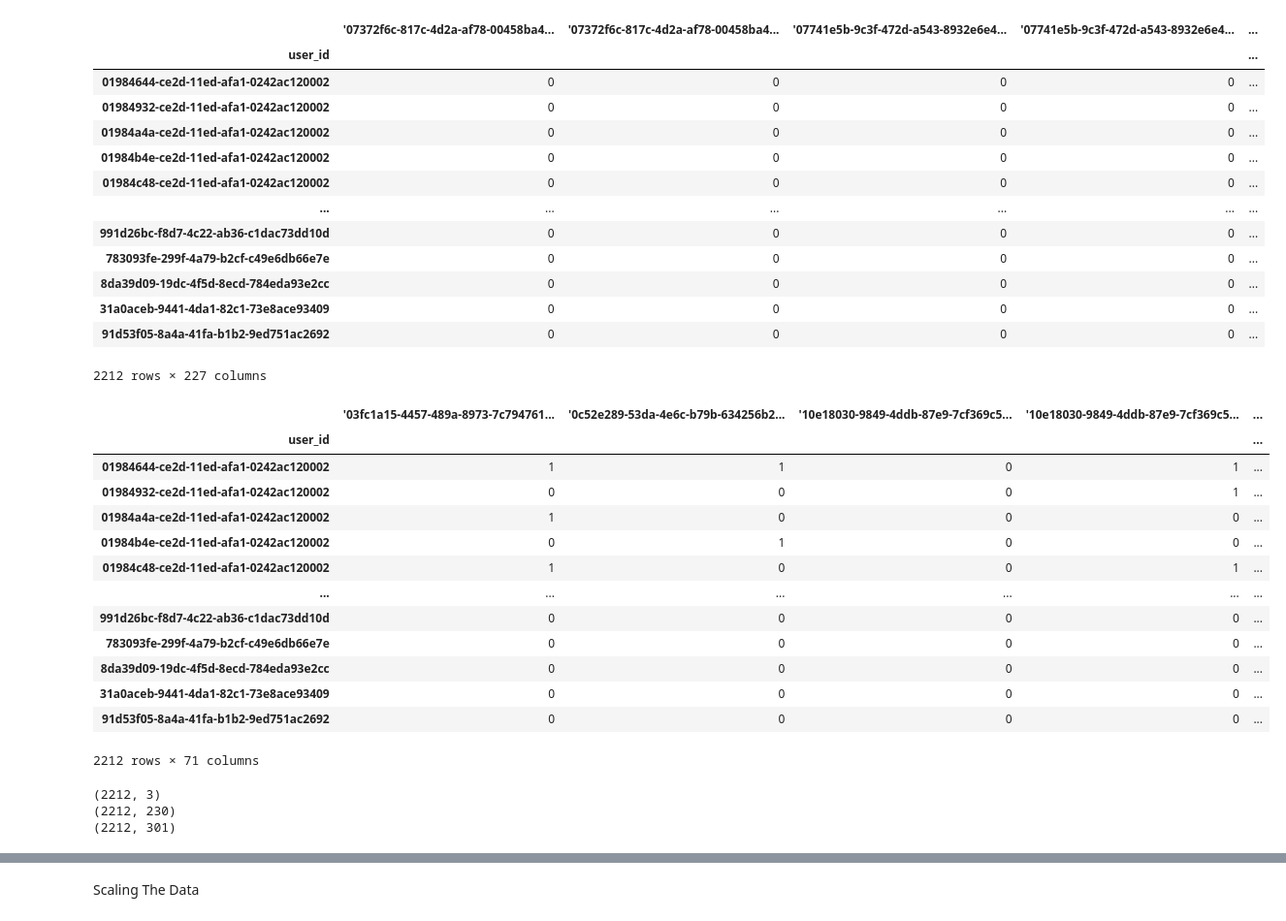
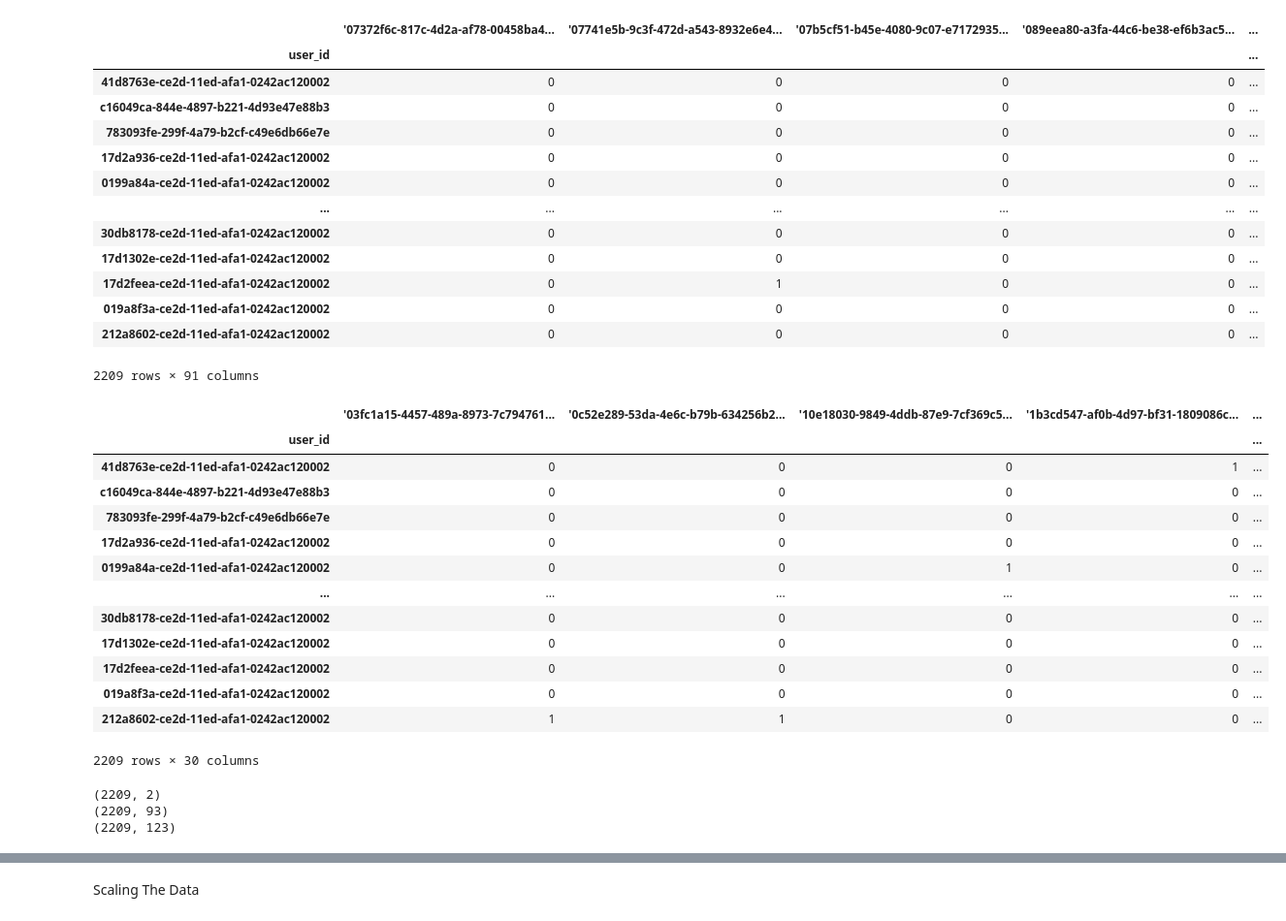
Before and after one commit to GameBuddyDevs/GameBuddy-Model, a Jupyter notebook: GameBuddy-Matching/models/test.ipynb, the cells around one changed output, grey strips where cells are left out. Shown at 97% size. Cells and saved outputs as stored; diff of their text form; code cells hidden in the pictures.

```diff
--- a/GameBuddy-Matching/models/test.ipynb
+++ b/GameBuddy-Matching/models/test.ipynb
@@ -7,7 +7,7 @@ import random
 pwd = '3uT4}dpjK2PUk2#n'
 engine = create_engine(f"postgresql://gamebuddy:{pwd}@l2.eren.wtf:5432/gamebuddydb", poolclass=NullPool)
 # %%
-data = pd.read_sql_query(sql=sql_text('select * from schauth.gamer where username is not null and is_verified is true and is_blocked is false'), con=engine.connect())
+data = pd.read_sql_query(sql=sql_text('select * from schauth.gamer where username is not null and is_verified is true and is_blocked is false and is_registered is true'), con=engine.connect())
 data.head()
 # %% [output]
 |  | user_id | username | email | age | country | avatar | created_date | last_modified_date | pwd | ... |
@@ -19,6 +19,6 @@ data.head()
 # %%
 data.set_index('user_id', inplace=True)
-data.drop(columns=['username', 'email', 'avatar', 'created_date', 'last_modified_date', 'pwd', 'gender', 'is_blocked', 'is_registered', 'is_verified', 'role', 'fcm_token', 'last_online_date'], inplace=True)
+data.drop(columns=['username', 'email', 'avatar', 'created_date', 'last_modified_date', 'pwd', 'gender', 'is_blocked', 'is_registered', 'is_verified', 'role', 'fcm_token', 'coin'], inplace=True)
 data['games'] = ''
 data['keywords'] = ''
 data['matched_user'] = ''
@@ -42,7 +42,9 @@ warnings.simplefilter(action='ignore', category=FutureWarning)
 
 for index, row in data.iterrows():
     user_games_id = users_games_id[users_games_id['gamer_id'] == index]['game_id'].values.tolist()
+    user_games_id = list(set(user_games_id))
     user_keywords_id = users_keywords_id[users_keywords_id['gamer_id'] == index]['keyword_id'].values.tolist()
+    user_keywords_id = list(set(user_keywords_id))
     user_matched_history = users_matched_history[users_matched_history['user_id'] == index]['matched_id'].values.tolist()
     data.at[index, 'games'] = user_games_id
     data.at[index, 'keywords'] = user_keywords_id
@@ -92,55 +93,61 @@ Name: games, Length: 2212, dtype: object
 # %%
 #encode games by using one hot encoding
-df_games_encoded = df_games.str.get_dummies(sep=',')
+df_games_encoded = df_games.str.get_dummies(sep=', ')
 # remove if there is a [ or ] in the game name
 df_games_encoded = df_games_encoded.rename(columns=lambda x: x.replace('[', '').replace(']', ''))
+# remove duplicate columns
+df_games_encoded = df_games_encoded.loc[:,~df_games_encoded.columns.duplicated()]
+df_games_encoded.drop(columns=[''], inplace=True)
 df_games_encoded
 # %% [output]
-|  | '07372f6c-817c-4d2a-af78-00458ba4... | '07372f6c-817c-4d2a-af78-00458ba4... | '07741e5b-9c3f-472d-a543-8932e6e4... | '07741e5b-9c3f-472d-a543-8932e6e4... | ... |
+|  | '07372f6c-817c-4d2a-af78-00458ba4... | '07741e5b-9c3f-472d-a543-8932e6e4... | '07b5cf51-b45e-4080-9c07-e7172935... | '089eea80-a3fa-44c6-be38-ef6b3ac5... | ... |
 | user_id |  |  |  |  | ... |
-| 01984644-ce2d-11ed-afa1-0242ac120002 | 0 | 0 | 0 | 0 | ... |
-| 01984932-ce2d-11ed-afa1-0242ac120002 | 0 | 0 | 0 | 0 | ... |
-| 01984a4a-ce2d-11ed-afa1-0242ac120002 | 0 | 0 | 0 | 0 | ... |
-| 01984b4e-ce2d-11ed-afa1-0242ac120002 | 0 | 0 | 0 | 0 | ... |
-| 01984c48-ce2d-11ed-afa1-0242ac120002 | 0 | 0 | 0 | 0 | ... |
+| 41d8763e-ce2d-11ed-afa1-0242ac120002 | 0 | 0 | 0 | 0 | ... |
+| c16049ca-844e-4897-b221-4d93e47e88b3 | 0 | 0 | 0 | 0 | ... |
+| 783093fe-299f-4a79-b2cf-c49e6db66e7e | 0 | 0 | 0 | 0 | ... |
+| 17d2a936-ce2d-11ed-afa1-0242ac120002 | 0 | 0 | 0 | 0 | ... |
+| 0199a84a-ce2d-11ed-afa1-0242ac120002 | 0 | 0 | 0 | 0 | ... |
 | ... | ... | ... | ... | ... | ... |
-| 991d26bc-f8d7-4c22-ab36-c1dac73dd10d | 0 | 0 | 0 | 0 | ... |
-| 783093fe-299f-4a79-b2cf-c49e6db66e7e | 0 | 0 | 0 | 0 | ... |
-| 8da39d09-19dc-4f5d-8ecd-784eda93e2cc | 0 | 0 | 0 | 0 | ... |
-| 31a0aceb-9441-4da1-82c1-73e8ace93409 | 0 | 0 | 0 | 0 | ... |
-| 91d53f05-8a4a-41fa-b1b2-9ed751ac2692 | 0 | 0 | 0 | 0 | ... |
+| 30db8178-ce2d-11ed-afa1-0242ac120002 | 0 | 0 | 0 | 0 | ... |
+| 17d1302e-ce2d-11ed-afa1-0242ac120002 | 0 | 0 | 0 | 0 | ... |
+| 17d2feea-ce2d-11ed-afa1-0242ac120002 | 0 | 1 | 0 | 0 | ... |
+| 019a8f3a-ce2d-11ed-afa1-0242ac120002 | 0 | 0 | 0 | 0 | ... |
+| 212a8602-ce2d-11ed-afa1-0242ac120002 | 0 | 0 | 0 | 0 | ... |
-2212 rows × 227 columns
+2209 rows × 91 columns
 # %%
-df_keywords_encoded = df['keywords'].str.get_dummies(sep=',')
+df_keywords_encoded = df['keywords'].str.get_dummies(sep=', ')
 df_keywords_encoded = df_keywords_encoded.rename(columns=lambda x: x.replace('[', '').replace(']', ''))
+# remove duplicate columns
+df_keywords_encoded = df_keywords_encoded.loc[:,~df_keywords_encoded.columns.duplicated()]
+df_keywords_encoded.drop(columns=[''], inplace=True)
 df_keywords_encoded
 # %% [output]
-|  | '03fc1a15-4457-489a-8973-7c794761... | '0c52e289-53da-4e6c-b79b-634256b2... | '10e18030-9849-4ddb-87e9-7cf369c5... | '10e18030-9849-4ddb-87e9-7cf369c5... | ... |
+|  | '03fc1a15-4457-489a-8973-7c794761... | '0c52e289-53da-4e6c-b79b-634256b2... | '10e18030-9849-4ddb-87e9-7cf369c5... | '1b3cd547-af0b-4d97-bf31-1809086c... | ... |
 | user_id |  |  |  |  | ... |
-| 01984644-ce2d-11ed-afa1-0242ac120002 | 1 | 1 | 0 | 1 | ... |
-| 01984932-ce2d-11ed-afa1-0242ac120002 | 0 | 0 | 0 | 1 | ... |
-| 01984a4a-ce2d-11ed-afa1-0242ac120002 | 1 | 0 | 0 | 0 | ... |
-| 01984b4e-ce2d-11ed-afa1-0242ac120002 | 0 | 1 | 0 | 0 | ... |
-| 01984c48-ce2d-11ed-afa1-0242ac120002 | 1 | 0 | 0 | 1 | ... |
+| 41d8763e-ce2d-11ed-afa1-0242ac120002 | 0 | 0 | 0 | 1 | ... |
+| c16049ca-844e-4897-b221-4d93e47e88b3 | 0 | 0 | 0 | 0 | ... |
+| 783093fe-299f-4a79-b2cf-c49e6db66e7e | 0 | 0 | 0 | 0 | ... |
+| 17d2a936-ce2d-11ed-afa1-0242ac120002 | 0 | 0 | 0 | 0 | ... |
+| 0199a84a-ce2d-11ed-afa1-0242ac120002 | 0 | 0 | 1 | 0 | ... |
 | ... | ... | ... | ... | ... | ... |
-| 991d26bc-f8d7-4c22-ab36-c1dac73dd10d | 0 | 0 | 0 | 0 | ... |
-| 783093fe-299f-4a79-b2cf-c49e6db66e7e | 0 | 0 | 0 | 0 | ... |
-| 8da39d09-19dc-4f5d-8ecd-784eda93e2cc | 0 | 0 | 0 | 0 | ... |
-| 31a0aceb-9441-4da1-82c1-73e8ace93409 | 0 | 0 | 0 | 0 | ... |
-| 91d53f05-8a4a-41fa-b1b2-9ed751ac2692 | 0 | 0 | 0 | 0 | ... |
+| 30db8178-ce2d-11ed-afa1-0242ac120002 | 0 | 0 | 0 | 0 | ... |
+| 17d1302e-ce2d-11ed-afa1-0242ac120002 | 0 | 0 | 0 | 0 | ... |
+| 17d2feea-ce2d-11ed-afa1-0242ac120002 | 0 | 0 | 0 | 0 | ... |
+| 019a8f3a-ce2d-11ed-afa1-0242ac120002 | 0 | 0 | 0 | 0 | ... |
+| 212a8602-ce2d-11ed-afa1-0242ac120002 | 1 | 1 | 0 | 0 | ... |
-2212 rows × 71 columns
+2209 rows × 30 columns
 # %%
 # combine df_games_encoded and df_keywords_encoded to df
 df = df.drop(['games', 'keywords'], axis=1)
 print(df.shape)
 df = df.join(df_games_encoded)
 print(df.shape)
-df = df.join(df_keywords_encoded, how='left', lsuffix='left', rsuffix='right')
+df = df.join(df_keywords_encoded)
 print(df.shape)
 # %% [output]
-(2212, 3)
-(2212, 230)
-(2212, 301)
+(2209, 2)
+(2209, 93)
+(2209, 123)
 # %%
 df.columns
 # %% [output]
```
Also changed, not shown: parts of 23 cells of this notebook, 3 other files.
